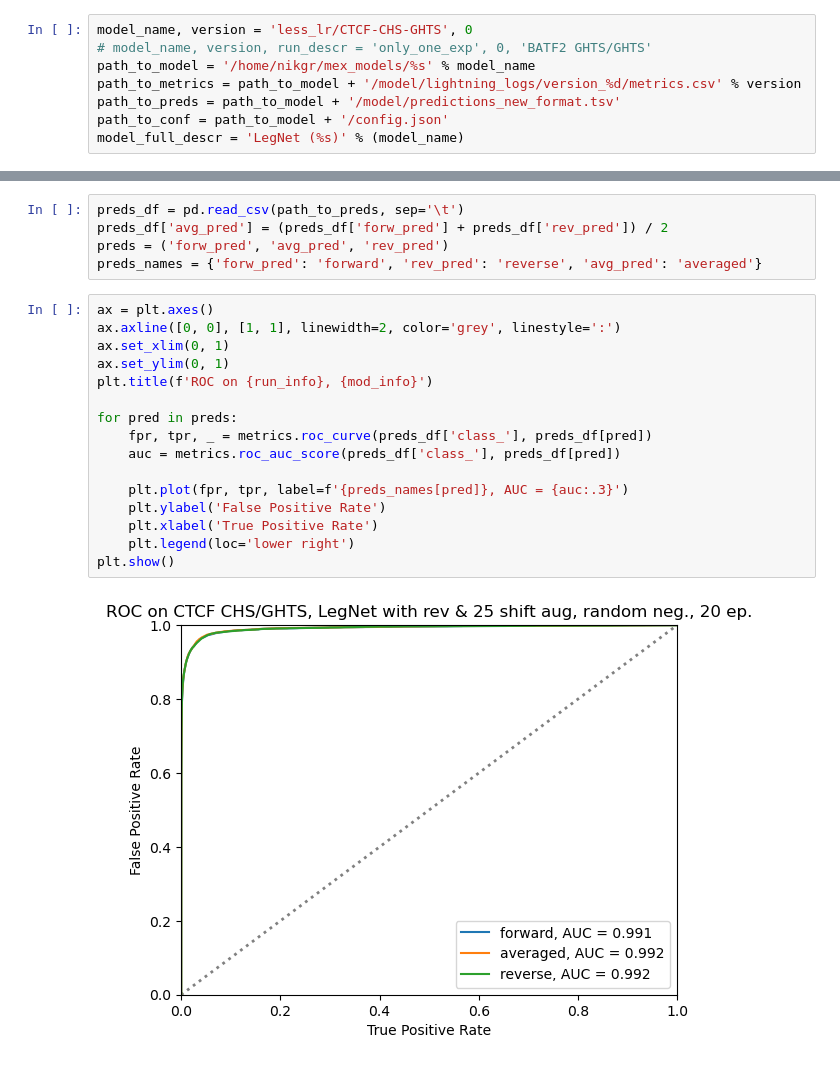
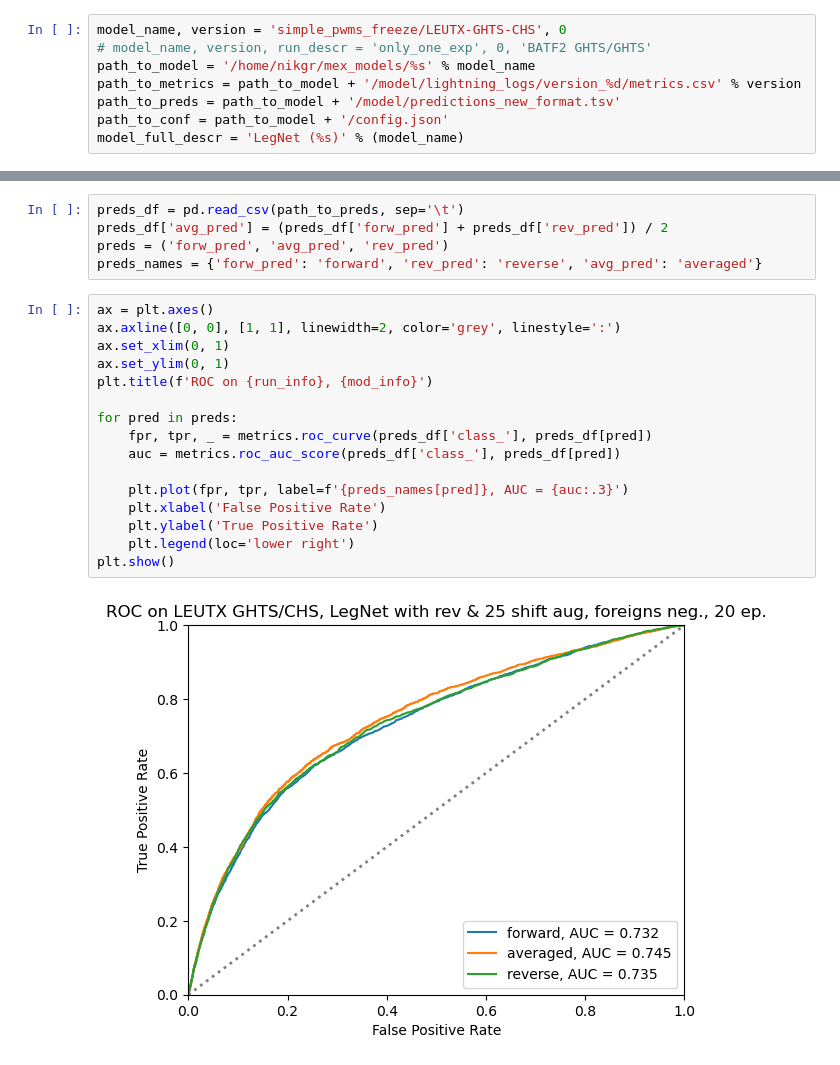
Before and after one commit to nikgr1/mex_legnet, a Jupyter notebook: visualization.ipynb, the cells around one changed output, grey strips where cells are left out. Cells and saved outputs as stored; diff of their text form.

Commit message:
test simpler model, but core.py is not perfect but working

```diff
--- a/visualization.ipynb
+++ b/visualization.ipynb
@@ -9,7 +9,7 @@ warnings.filterwarnings("ignore", "is_categorical_dtype")
 warnings.filterwarnings("ignore", "use_inf_as_na")
 warnings.filterwarnings("ignore", "is_sparse")
 # %%
-model_name, version = 'less_lr/CTCF-CHS-GHTS', 0
+model_name, version = 'simple_pwms_freeze/LEUTX-GHTS-CHS', 0
 # model_name, version, run_descr = 'only_one_exp', 0, 'BATF2 GHTS/GHTS'
 path_to_model = '/home/nikgr/mex_models/%s' % model_name
 path_to_metrics = path_to_model + '/model/lightning_logs/version_%d/metrics.csv' % version
@@ -96,21 +96,21 @@ preds_names = {'forw_pred': 'forward', 'rev_pred': 'reverse', 'avg_pred': 'avera
 # %%
 ax = plt.axes()
 ax.axline([0, 0], [1, 1], linewidth=2, color='grey', linestyle=':')
 ax.set_xlim(0, 1)
 ax.set_ylim(0, 1)
 plt.title(f'ROC on {run_info}, {mod_info}')
 
 for pred in preds:
     fpr, tpr, _ = metrics.roc_curve(preds_df['class_'], preds_df[pred])
     auc = metrics.roc_auc_score(preds_df['class_'], preds_df[pred])
 
     plt.plot(fpr, tpr, label=f'{preds_names[pred]}, AUC = {auc:.3}')
-    plt.ylabel('False Positive Rate')
-    plt.xlabel('True Positive Rate')
+    plt.xlabel('False Positive Rate')
+    plt.ylabel('True Positive Rate')
     plt.legend(loc='lower right')
 plt.show()
 # %% [output]
-[figure, old version]
+[figure, new version]
 # %%
 preds_df.head()
 # %% [output]
```
Also changed, not shown: parts of 7 cells of this notebook, 5 other files.
